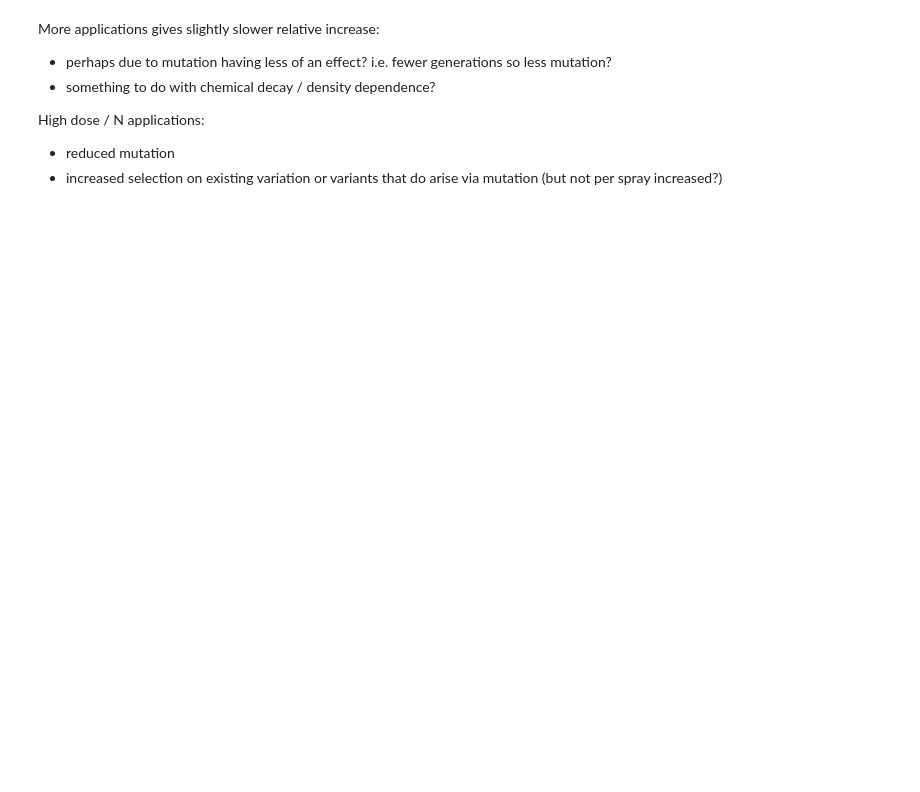
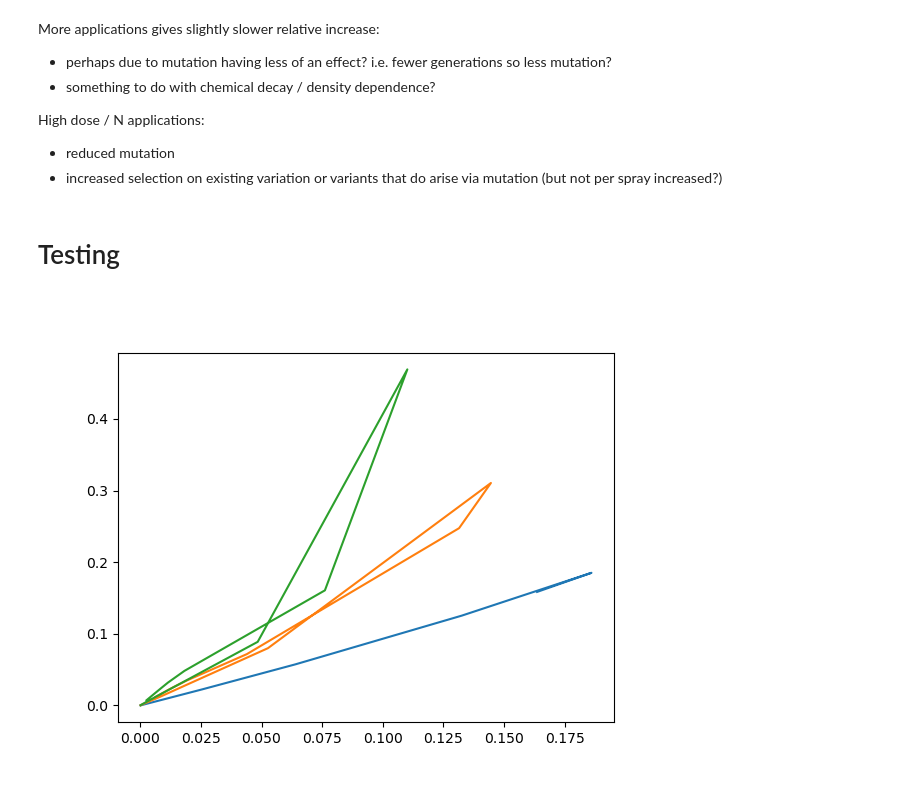
Before and after one commit to nt409/quant-res-doses, a Jupyter notebook: notebooks/101_fig1.ipynb, the cells around one changed output. Drawn from its saved outputs; the diff is of its cells as text; code cells hidden in the pictures; blank space fills up the shorter version.

Commit message:
testing fig 1, setting up fig 2

```diff
--- a/notebooks/101_fig1.ipynb
+++ b/notebooks/101_fig1.ipynb
@@ -271,3 +293,20 @@ High dose / N applications:
 - increased selection on existing variation or variants that do arise via mutation (but not per spray increased?)
 # %%
 f.write_image('../figures/paper/fig1.png')
+# %% [markdown]
+# Testing
+# %%
+f, ax = plt.subplots()
+
+
+for ii in range(1,4):
+    df2 = (
+        df_use
+        .loc[lambda x: ((x.sprays==ii) & (x.dose==1))]
+        .assign(middle_var = lambda df: df.fung_var + df.fung_var.shift(-1))
+    )
+
+    # ax.plot(df2.fung_var, df2.mean_diff)
+    ax.plot(df2.middle_var, df2.mean_diff)
+# %% [output]
+[figure, added]
```
Also changed, not shown: parts of 12 cells of this notebook, 9 other files.
